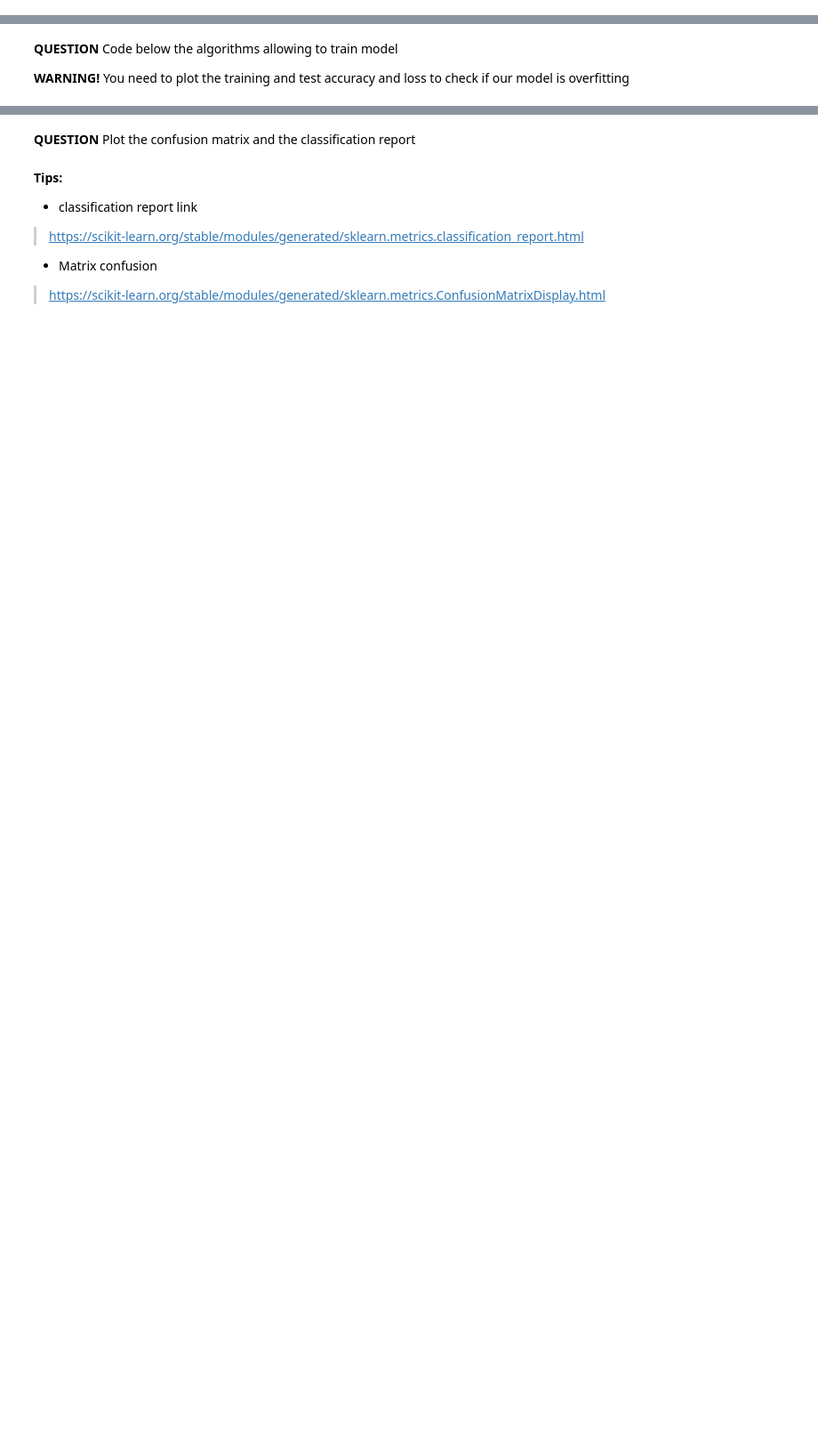
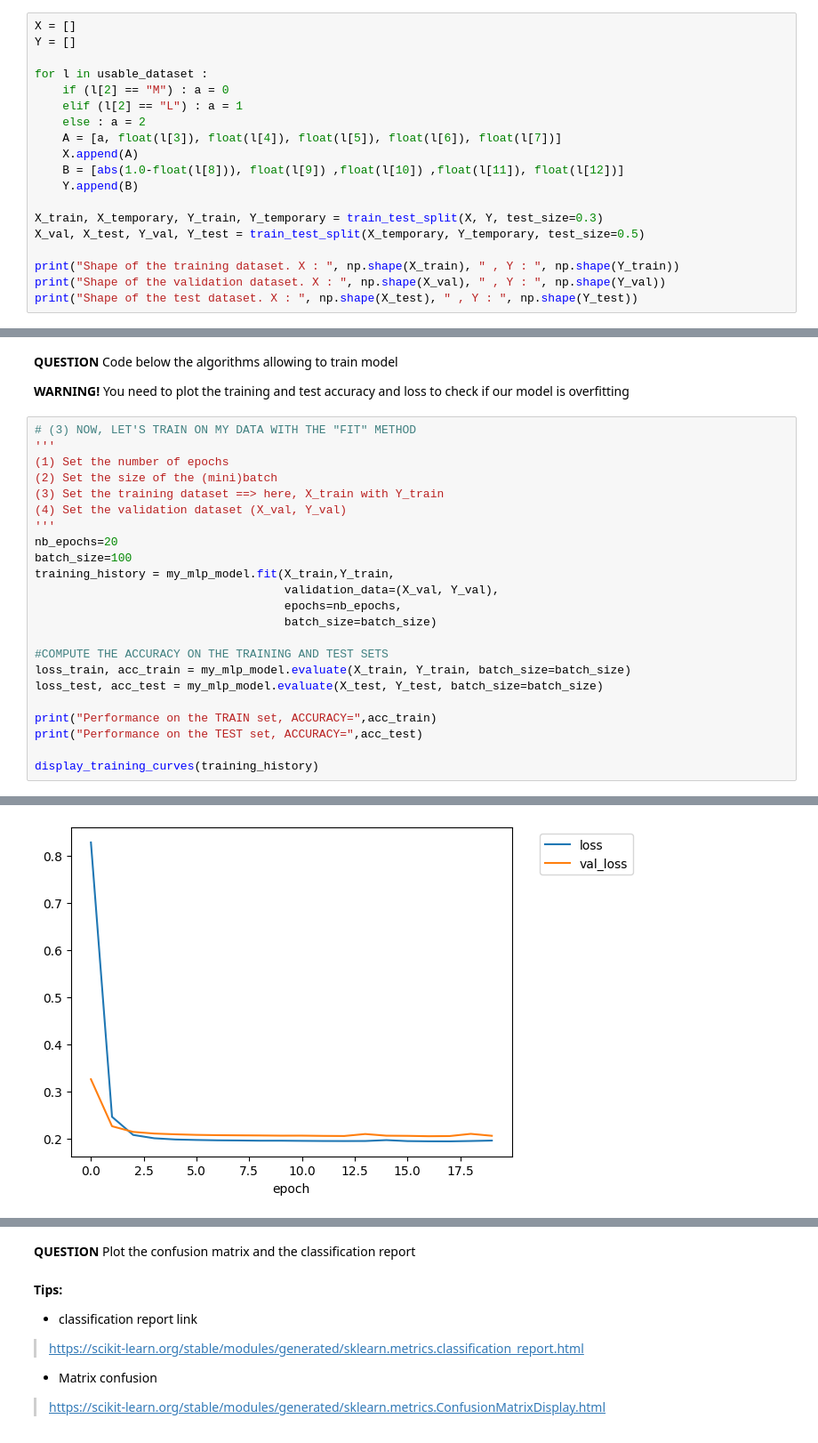
Before and after one commit to Kekossssss/Embedded-AI-ISMIN-2A---Lao-Guilloux-, a Jupyter notebook: TP_IA_EMBARQUEE.ipynb, the cells around one changed output, grey strips where cells are left out. Shown: that part at 89% size. Drawn from its saved outputs; the diff is of its cells as text; blank space fills up the shorter version.

```diff
--- a/TP_IA_EMBARQUEE.ipynb
+++ b/TP_IA_EMBARQUEE.ipynb
@@ -109,3 +200,22 @@ Remember, you want to predict if the machine will fail, and if so, what kind of
 In this section, you must build and train a model without rebalancing the dataset.
 # %% [markdown]
 **QUESTION:** Create X_train, Y_train, X_test, and Y_test. How many elements are present in X_train, Y_train, X_test, and Y_test? (Print the values)
+# %%
+X = []
+Y = []
+
+for l in usable_dataset :
+    if (l[2] == "M") : a = 0
+    elif (l[2] == "L") : a = 1
+    else : a = 2
+    A = [a, float(l[3]), float(l[4]), float(l[5]), float(l[6]), float(l[7])]
+    X.append(A)
+    B = [abs(1.0-float(l[8])), float(l[9]) ,float(l[10]) ,float(l[11]), float(l[12])]
+    Y.append(B)
+
+X_train, X_temporary, Y_train, Y_temporary = train_test_split(X, Y, test_size=0.3)
+X_val, X_test, Y_val, Y_test = train_test_split(X_temporary, Y_temporary, test_size=0.5)
+
+print("Shape of the training dataset. X : ", np.shape(X_train), " , Y : ", np.shape(Y_train))
+print("Shape of the validation dataset. X : ", np.shape(X_val), " , Y : ", np.shape(Y_val))
+print("Shape of the test dataset. X : ", np.shape(X_test), " , Y : ", np.shape(Y_test))
@@ -115,3 +285,27 @@ In this section, you must build and train a model without rebalancing the datase
 **QUESTION** Code below the algorithms allowing to train model
 
 **WARNING!** You need to plot the training and test accuracy and loss to check if our model is overfitting
+# %%
+# (3) NOW, LET'S TRAIN ON MY DATA WITH THE "FIT" METHOD
+'''
+(1) Set the number of epochs
+(2) Set the size of the (mini)batch
+(3) Set the training dataset ==> here, X_train with Y_train
+(4) Set the validation dataset (X_val, Y_val)
+'''
+nb_epochs=20
+batch_size=100
+training_history = my_mlp_model.fit(X_train,Y_train,
+                                    validation_data=(X_val, Y_val),
+                                    epochs=nb_epochs,
+                                    batch_size=batch_size)
+
+#COMPUTE THE ACCURACY ON THE TRAINING AND TEST SETS
+loss_train, acc_train = my_mlp_model.evaluate(X_train, Y_train, batch_size=batch_size)
+loss_test, acc_test = my_mlp_model.evaluate(X_test, Y_test, batch_size=batch_size)
+
+print("Performance on the TRAIN set, ACCURACY=",acc_train)
+print("Performance on the TEST set, ACCURACY=",acc_test)
+
+display_training_curves(training_history)
+# %% [output]
@@ -117,0 +329 @@ In this section, you must build and train a model without rebalancing the datase
+[figure, added]
```
Also changed, not shown: parts of 18 cells of this notebook.
